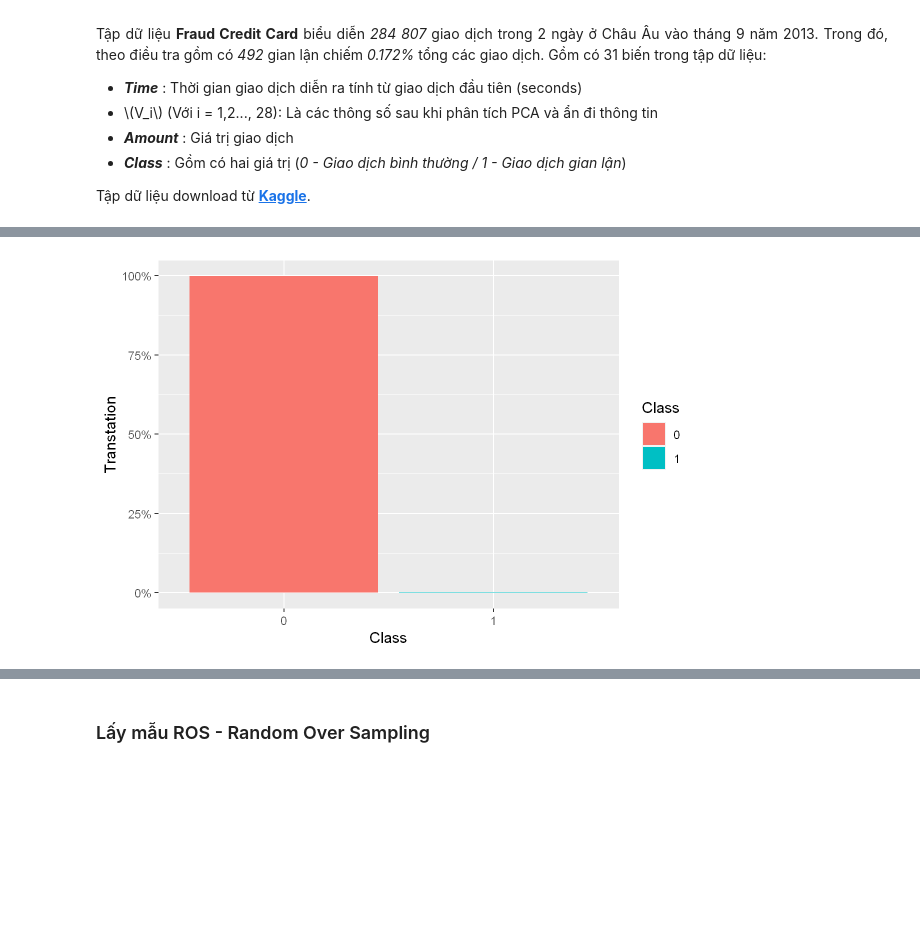
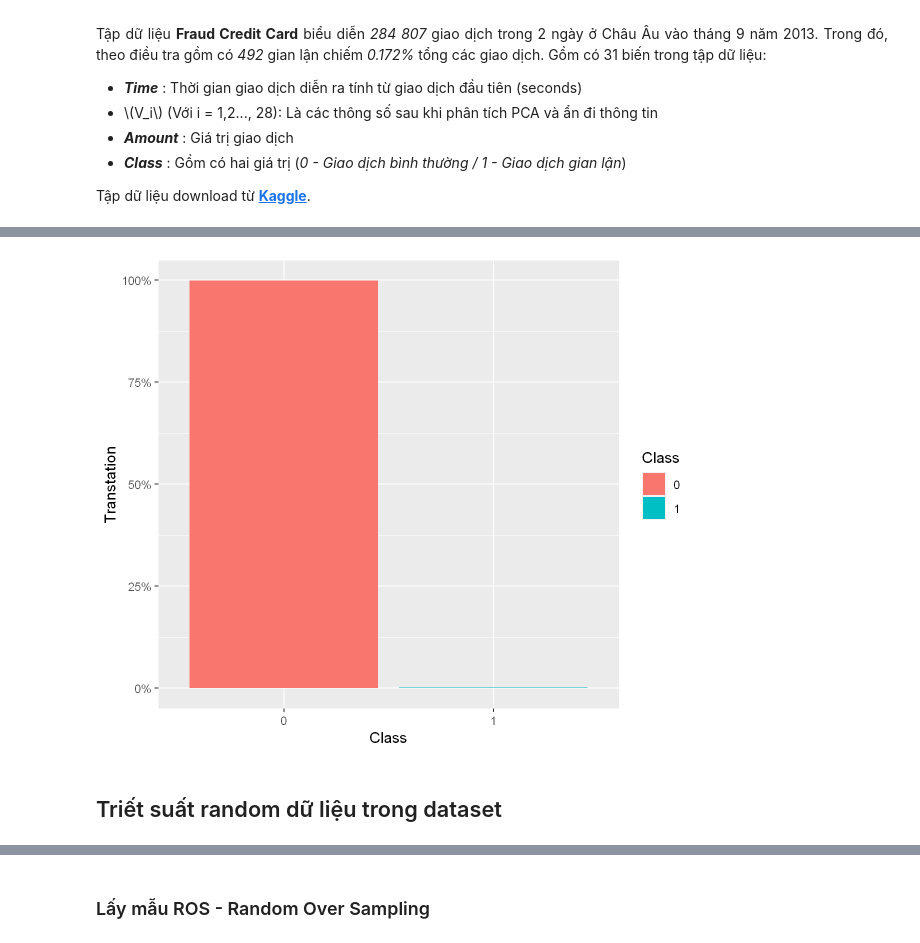
Before and after one commit to tquangsdh20/data-mining-g9, a Jupyter notebook: src/Credit_Card_Detection.ipynb, the cells around one changed output, grey strips where cells are left out. Cells and saved outputs as stored; diff of their text form; code cells hidden in the pictures; blank space fills up the shorter version.

```diff
--- a/src/Credit_Card_Detection.ipynb
+++ b/src/Credit_Card_Detection.ipynb
@@ -41,7 +45,7 @@ credit_card = credit_dat
 require(ggplot2)
 p = ggplot(credit_dat,aes(Class))
 summary(credit_dat$Class)
-options(repr.plot.width = 6, repr.plot.height = 4, repr.plot.res = 200)
+options(repr.plot.width = 6, repr.plot.height = 5, repr.plot.res = 200)
 p + geom_bar(aes(y = (..count..)/sum(..count..),fill = Class)) +
 scale_y_continuous(labels=scales::percent) +
 ylab("Transtation")
@@ -52 +56 @@ ylab("Transtation")
-[figure, old version]
+[figure, new version]
@@ -57 +57,3 @@ predictions = factor(predictions,levels=c(0,1))
+# %% [markdown]
+## Triết suất random dữ liệu trong dataset
 # %%
```
Also changed, not shown: parts of 35 cells of this notebook.
